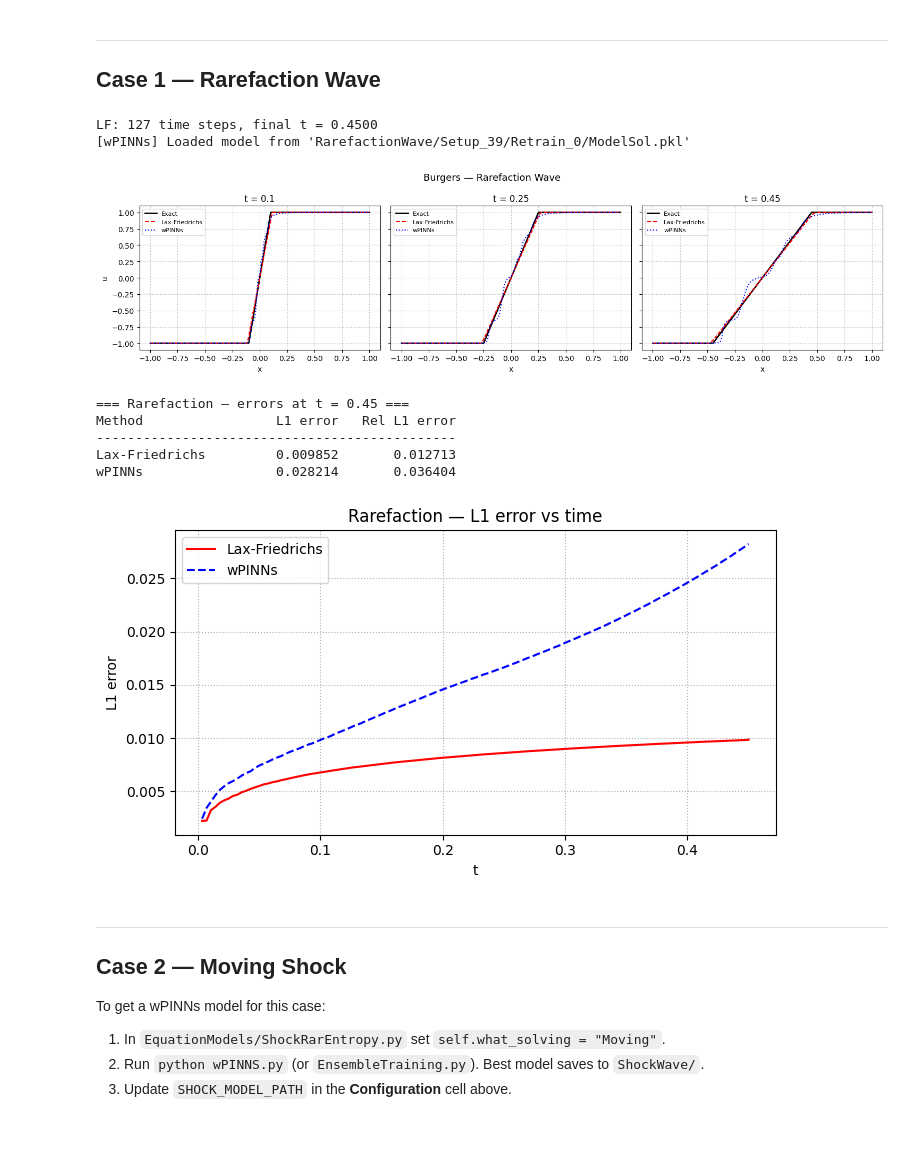
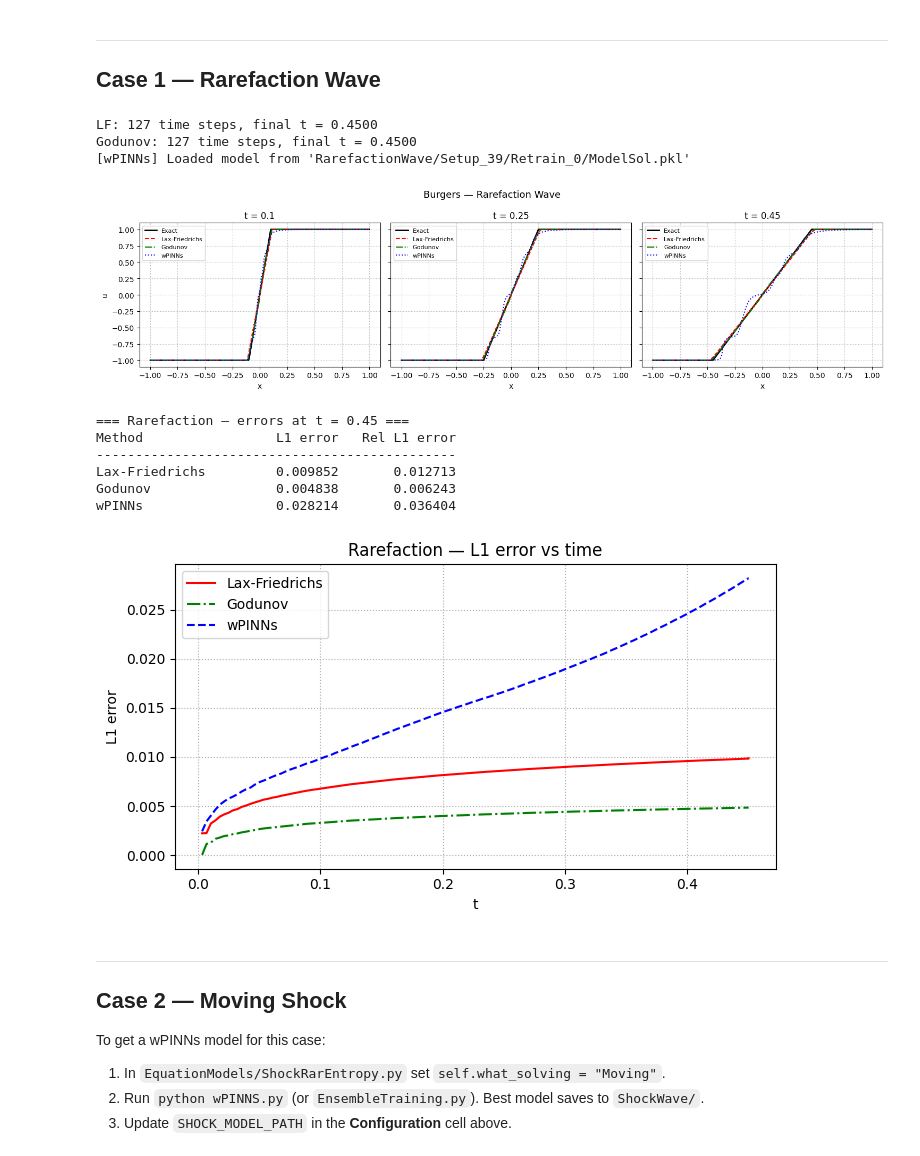
Before and after one commit to sumit-huddar/wpinns, a Jupyter notebook: comparison.ipynb, the cells around one changed output. Drawn from its saved outputs; the diff is of its cells as text; code cells hidden in the pictures.

```diff
--- a/comparison.ipynb
+++ b/comparison.ipynb
@@ -74,10 +75,15 @@ case = "Rarefaction"
 x_lf, t_vec_lf, U_lf = lax_friedrichs(case, nx=LF_NX, cfl=LF_CFL)
 print(f"LF: {len(t_vec_lf)} time steps, final t = {t_vec_lf[-1]:.4f}")
 
+# --- Godunov (same grid / CFL) ---
+x_gd, t_vec_gd, U_gd = godunov(case, nx=LF_NX, cfl=LF_CFL)
+print(f"Godunov: {len(t_vec_gd)} time steps, final t = {t_vec_gd[-1]:.4f}")
+
 # --- wPINNs ---
 model_rar = load_wpinns_model(RAREFACTION_MODEL_PATH)
 # %% [output]
 LF: 127 time steps, final t = 0.4500
+Godunov: 127 time steps, final t = 0.4500
 [wPINNs] Loaded model from 'RarefactionWave/Setup_39/Retrain_0/ModelSol.pkl'
 # %%
 fig, axes = plt.subplots(1, len(TIME_SLICES), figsize=(5 * len(TIME_SLICES), 4), sharey=True)
@@ -86,9 +92,11 @@ fig.suptitle("Burgers — Rarefaction Wave", fontsize=13)
 for ax, t_q in zip(axes, TIME_SLICES):
     u_ex = exact_solution(case, x_lf, t_q)
     u_lf, t_actual = lf_at_time(x_lf, t_vec_lf, U_lf, t_q)
+    u_gd, _        = lf_at_time(x_gd, t_vec_gd, U_gd, t_q)
 
     ax.plot(x_lf, u_ex,  "k-",  lw=2,   label="Exact")
-    ax.plot(x_lf, u_lf,  "r--", lw=1.5, label=f"Lax-Friedrichs")
+    ax.plot(x_lf, u_lf,  "r--", lw=1.5, label="Lax-Friedrichs")
+    ax.plot(x_gd, u_gd,  "g-.", lw=1.5, label="Godunov")
     if model_rar is not None:
         u_wp = wpinns_predict(model_rar, x_lf, t_q)
         ax.plot(x_lf, u_wp, "b:", lw=1.5, label="wPINNs")
@@ -103,16 +111,18 @@ plt.tight_layout()
 plt.savefig("comparison_rarefaction_slices.png", dpi=150)
 plt.show()
 # %% [output]
-[figure, old version]
+[figure, new version]
 # %%
 # Error table at final time T = 0.45
 u_ex_final = exact_solution(case, x_lf, T_FINAL)
 u_lf_final, _ = lf_at_time(x_lf, t_vec_lf, U_lf, T_FINAL)
+u_gd_final, _ = lf_at_time(x_gd, t_vec_gd, U_gd, T_FINAL)
 
 print("=== Rarefaction — errors at t = 0.45 ===")
 print(f"{'Method':<18} {'L1 error':>12} {'Rel L1 error':>14}")
 print("-" * 46)
 print(f"{'Lax-Friedrichs':<18} {l1_error(u_lf_final, u_ex_final):>12.6f} {relative_l1_error(u_lf_final, u_ex_final):>14.6f}")
+print(f"{'Godunov':<18} {l1_error(u_gd_final, u_ex_final):>12.6f} {relative_l1_error(u_gd_final, u_ex_final):>14.6f}")
 if model_rar is not None:
     u_wp_final = wpinns_predict(model_rar, x_lf, T_FINAL)
     print(f"{'wPINNs':<18} {l1_error(u_wp_final, u_ex_final):>12.6f} {relative_l1_error(u_wp_final, u_ex_final):>14.6f}")
@@ -121,36 +131,41 @@ if model_rar is not None:
 Method                 L1 error   Rel L1 error
 ----------------------------------------------
 Lax-Friedrichs         0.009852       0.012713
+Godunov                0.004838       0.006243
 wPINNs                 0.028214       0.036404
 # %%
 # Error vs time plot
 t_sample = t_vec_lf[::max(1, len(t_vec_lf) // 100)]  # ~100 points
 lf_errors = []
+gd_errors = []
 wp_errors = []
 
 for t_q in t_sample:
     if t_q == 0:
         continue
     u_ex_t = exact_solution(case, x_lf, t_q)
     u_lf_t, _ = lf_at_time(x_lf, t_vec_lf, U_lf, t_q)
+    u_gd_t, _ = lf_at_time(x_gd, t_vec_gd, U_gd, t_q)
     lf_errors.append(l1_error(u_lf_t, u_ex_t))
+    gd_errors.append(l1_error(u_gd_t, u_ex_t))
     if model_rar is not None:
         u_wp_t = wpinns_predict(model_rar, x_lf, t_q)
         wp_errors.append(l1_error(u_wp_t, u_ex_t))
 
 t_plot = t_sample[1:] if t_sample[0] == 0 else t_sample
 plt.figure(figsize=(7, 4))
 plt.plot(t_plot[:len(lf_errors)], lf_errors, "r-",  label="Lax-Friedrichs")
+plt.plot(t_plot[:len(gd_errors)], gd_errors, "g-.", label="Godunov")
 if wp_errors:
     plt.plot(t_plot[:len(wp_errors)], wp_errors, "b--", label="wPINNs")
 plt.xlabel("t"); plt.ylabel("L1 error")
 plt.title("Rarefaction — L1 error vs time")
 plt.legend(); plt.grid(True, ls=":")
 plt.tight_layout()
 plt.savefig("comparison_rarefaction_error_vs_time.png", dpi=150)
 plt.show()
 # %% [output]
-[figure, old version]
+[figure, new version]
 # %% [markdown]
 ---
 ## Case 2 — Moving Shock
```
Also changed, not shown: parts of 8 cells of this notebook, 6 other files.
